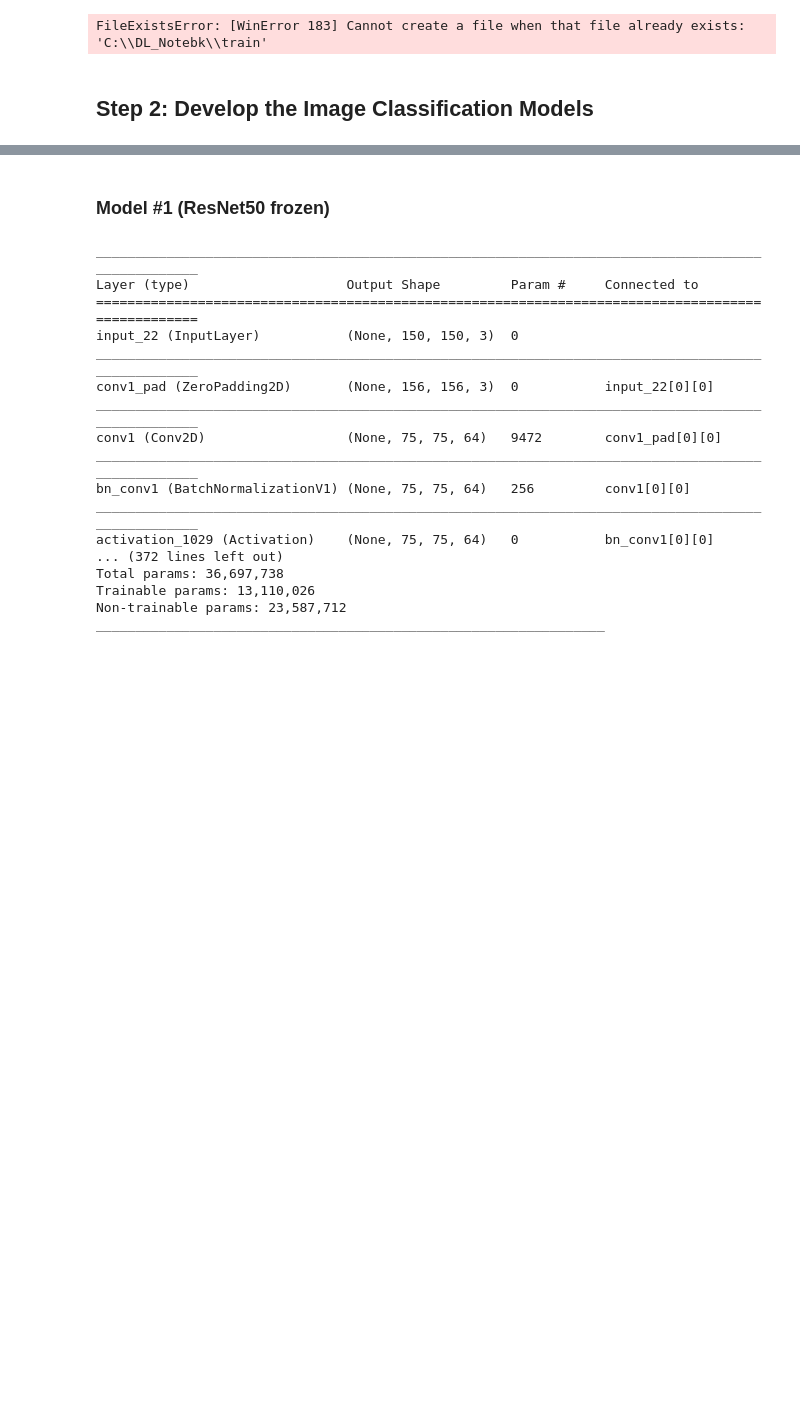
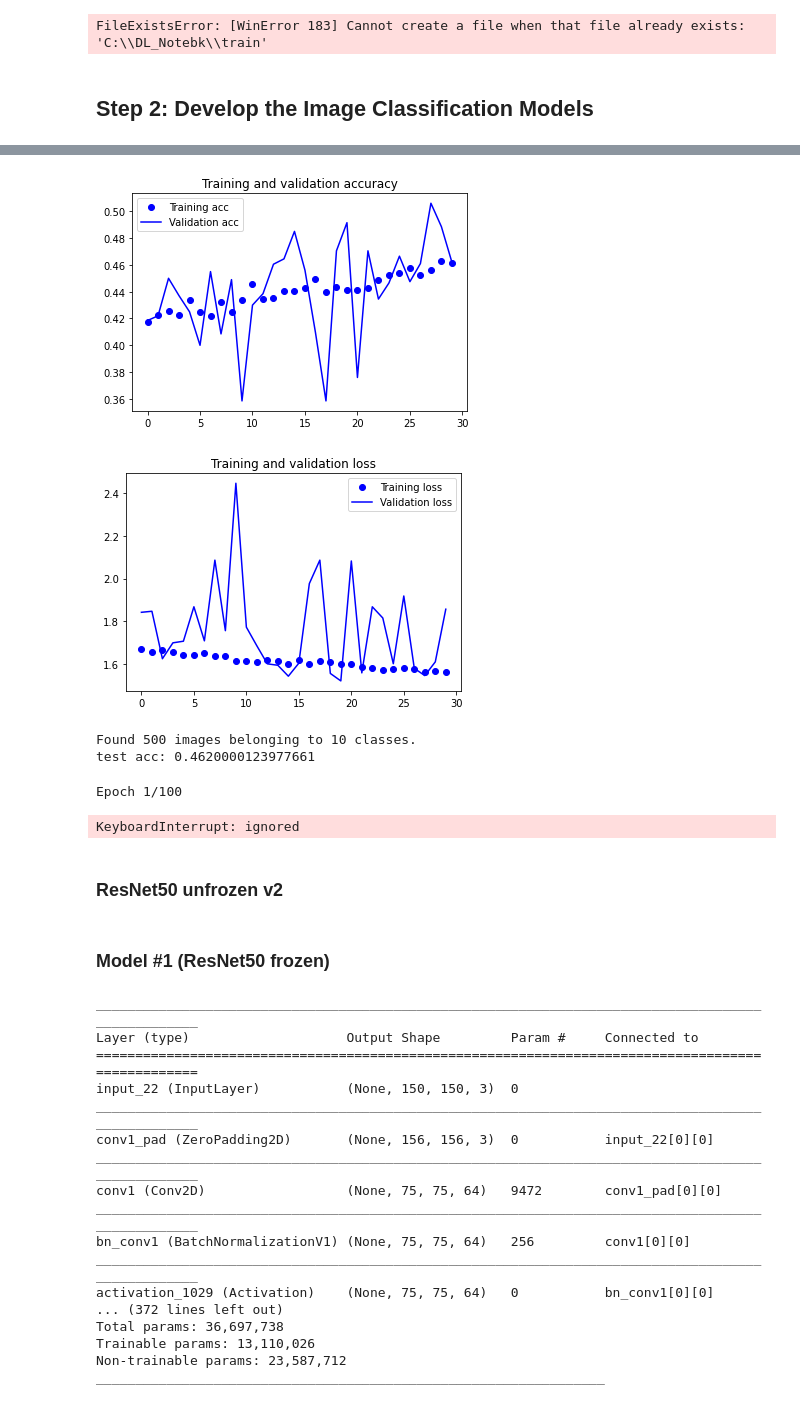
Before and after one commit to OldManSteve/Testing, a Jupyter notebook: A_Assignment_1 - Copy.ipynb, the cells around one changed output, grey strips where cells are left out. Cells and saved outputs as stored; diff of their text form; code cells hidden in the pictures; blank space fills up the shorter version.

```diff
--- a/A_Assignment_1 - Copy.ipynb
+++ b/A_Assignment_1 - Copy.ipynb
@@ -100,0 +310,36 @@ test_dir = os.path.join(base_dir, 'test')
+# %%
+# Plot the Training and Validation Accuracy & Loss Scores
+acc2 = history2.history['acc']
+val_acc2 = history2.history['val_acc']
+loss2 = history2.history['loss']
+val_loss2 = history2.history['val_loss']
+
+epochs2 = range(len(acc2))
+
+plt.plot(epochs2, acc2, 'bo', label='Training acc')
+plt.plot(epochs2, val_acc2, 'b', label='Validation acc')
+plt.title('Training and validation accuracy')
+plt.legend()
+
+plt.figure()
+
+plt.plot(epochs2, loss2, 'bo', label='Training loss')
+plt.plot(epochs2, val_loss2, 'b', label='Validation loss')
+plt.title('Training and validation loss')
+plt.legend()
+
+plt.show()
+
+
+test_generator = test_datagen.flow_from_directory(
+        test_dir,
+        target_size=(img_size, img_size),
+        batch_size=25,
+        class_mode='categorical')
+test_loss, test_acc = model2.evaluate_generator(test_generator, steps=20)
+print('test acc:', test_acc)
+# %% [output]
+[figure, added]
+[figure, added]
+Found 500 images belonging to 10 classes.
+test acc: 0.4620000123977661
@@ -100,0 +349,12 @@ test_dir = os.path.join(base_dir, 'test')
+# %%
+#adding epochs
+history2 = model2.fit_generator(
+      train_generator,
+      steps_per_epoch=750,
+      epochs=100,
+      validation_data=validation_generator,
+      validation_steps=200,
+      verbose=1)
+# %% [output]
+Epoch 1/100
+KeyboardInterrupt: ignored
@@ -100,0 +395,2 @@ test_dir = os.path.join(base_dir, 'test')
+# %% [markdown]
+### ResNet50 unfrozen v2
```
Also changed, not shown: parts of 20 cells of this notebook.
